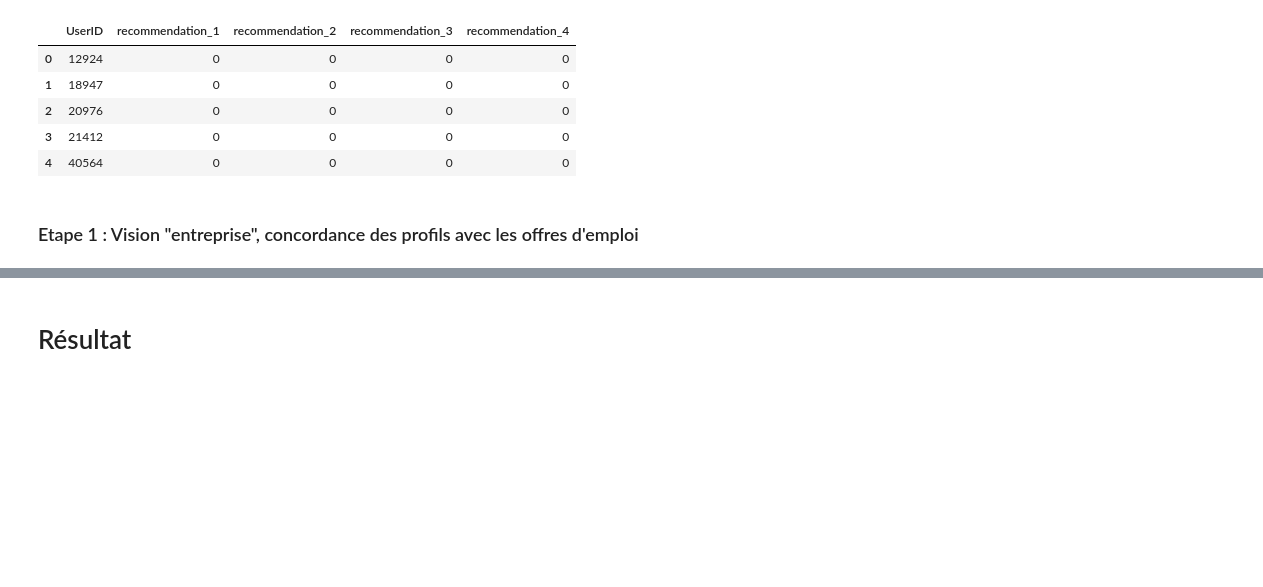
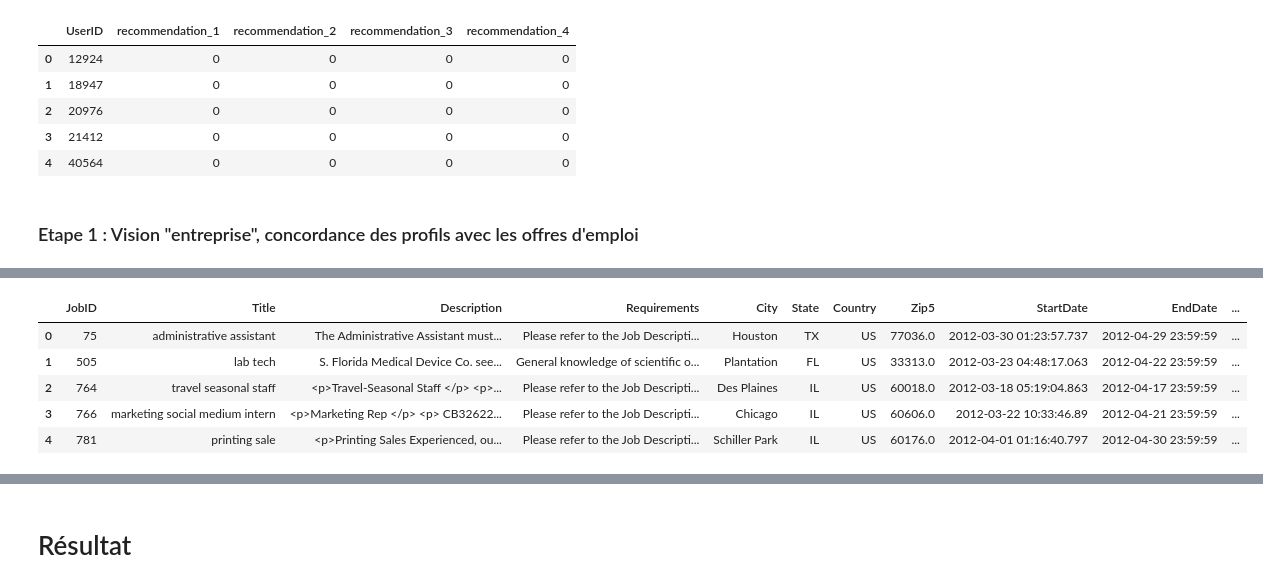
Before and after one commit to 0SJ0/Job-matching, a Jupyter notebook: Job_matching_02_Notebook.ipynb, the cells around one changed output, grey strips where cells are left out. Saved outputs shown, nothing was run; the diff lists cells and outputs as text; code cells hidden in the pictures; blank space fills up the shorter version.

```diff
--- a/Job_matching_02_Notebook.ipynb
+++ b/Job_matching_02_Notebook.ipynb
@@ -58,3 +77,36 @@ except :
+# %%
+def tokenizer_fct(sentence) :
+    # print(sentence)
+    sentence_clean = sentence.replace('-', ' ').replace('+', ' ').replace('/', ' ').replace('#', ' ')
+    word_tokens = word_tokenize(sentence_clean)
+    return word_tokens
+
+stop_w = list(set(stopwords.words('english'))) + ['[', ']', ',', '.', ':', '?', '(', ')']
+
+def stop_word_filter_fct(list_words) :
+    filtered_w = [w for w in list_words if not w in stop_w]
+    filtered_w2 = [w for w in filtered_w if len(w) > 2]
+    return filtered_w2
+
+# En minuscule
+def lower_start_fct(list_words) :
+    lw = [w.lower() for w in list_words]
+    return lw
+
+def lemma_fct(list_words) :
+    lemmatizer = WordNetLemmatizer()
+    lem_w = [lemmatizer.lemmatize(w) for w in list_words]
+    return lem_w
+
+
+CLEANR = re.compile('<.*?>')
+
+def cleanhtml(raw_html):
+  cleantext = re.sub(CLEANR, '', raw_html)
+  return cleantext
+
+def nettoyage_texte(sentence):
+    return ' '.join(lemma_fct(lower_start_fct(stop_word_filter_fct(tokenizer_fct(cleanhtml(sentence))))))
 # %%
 df_jobs=pd.read_csv("jobs.csv")
 print(df_jobs.shape)
@@ -67,6 +119,8 @@ df_jobs.head()
 | 2 | 764 | Travel-Seasonal Staff | <p>Travel-Seasonal Staff </p> <p>... | Please refer to the Job Descripti... | Des Plaines | IL | US | 60018.0 | 2012-03-18 05:19:04.863 | 2012-04-17 23:59:59 | ... |
 | 3 | 766 | MARKETING/ Social Media intern | <p>Marketing Rep </p> <p> CB32622... | Please refer to the Job Descripti... | Chicago | IL | US | 60606.0 | 2012-03-22 10:33:46.89 | 2012-04-21 23:59:59 | ... |
 | 4 | 781 | Printing Sales | <p>Printing Sales Experienced, ou... | Please refer to the Job Descripti... | Schiller Park | IL | US | 60176.0 | 2012-04-01 01:16:40.797 | 2012-04-30 23:59:59 | ... |
+# %%
+df_jobs["Title"]=df_jobs["Title"].apply(lambda x: nettoyage_texte(x))
 # %% [markdown]
 df_jobs est une base de données qui réprésentent 4291 annonces d'emplois modélisés en 11 caractéristiques. Les colonnes Title et Description ne sont pas propres (balise html, majuscule/miniscule)
 # %%
@@ -549,0 +768,9 @@ Name: recommendation_3, dtype: int64
+# %%
+df_jobs.head()
+# %% [output]
+|  | JobID | Title | Description | Requirements | City | State | Country | Zip5 | StartDate | EndDate | ... |
+| 0 | 75 | administrative assistant | The Administrative Assistant must... | Please refer to the Job Descripti... | Houston | TX | US | 77036.0 | 2012-03-30 01:23:57.737 | 2012-04-29 23:59:59 | ... |
+| 1 | 505 | lab tech | S. Florida Medical Device Co. see... | General knowledge of scientific o... | Plantation | FL | US | 33313.0 | 2012-03-23 04:48:17.063 | 2012-04-22 23:59:59 | ... |
+| 2 | 764 | travel seasonal staff | <p>Travel-Seasonal Staff </p> <p>... | Please refer to the Job Descripti... | Des Plaines | IL | US | 60018.0 | 2012-03-18 05:19:04.863 | 2012-04-17 23:59:59 | ... |
+| 3 | 766 | marketing social medium intern | <p>Marketing Rep </p> <p> CB32622... | Please refer to the Job Descripti... | Chicago | IL | US | 60606.0 | 2012-03-22 10:33:46.89 | 2012-04-21 23:59:59 | ... |
+| 4 | 781 | printing sale | <p>Printing Sales Experienced, ou... | Please refer to the Job Descripti... | Schiller Park | IL | US | 60176.0 | 2012-04-01 01:16:40.797 | 2012-04-30 23:59:59 | ... |
```
Also changed, not shown: parts of 45 cells of this notebook, 1 other file.
